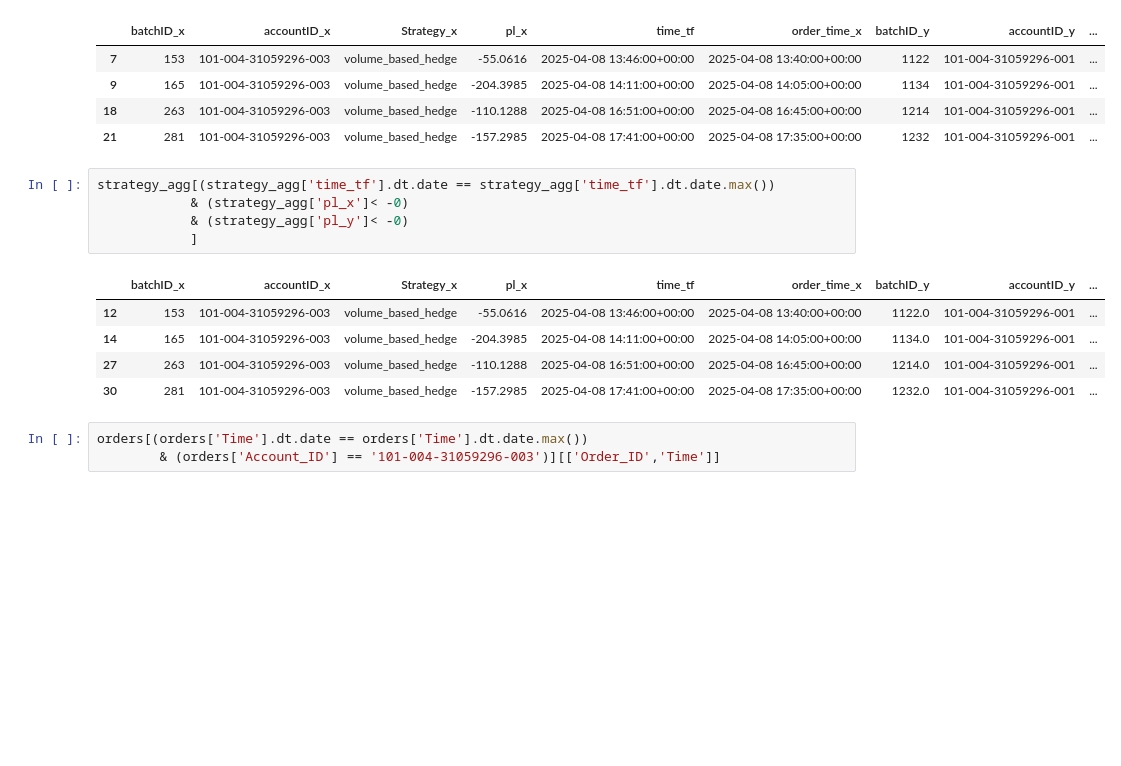
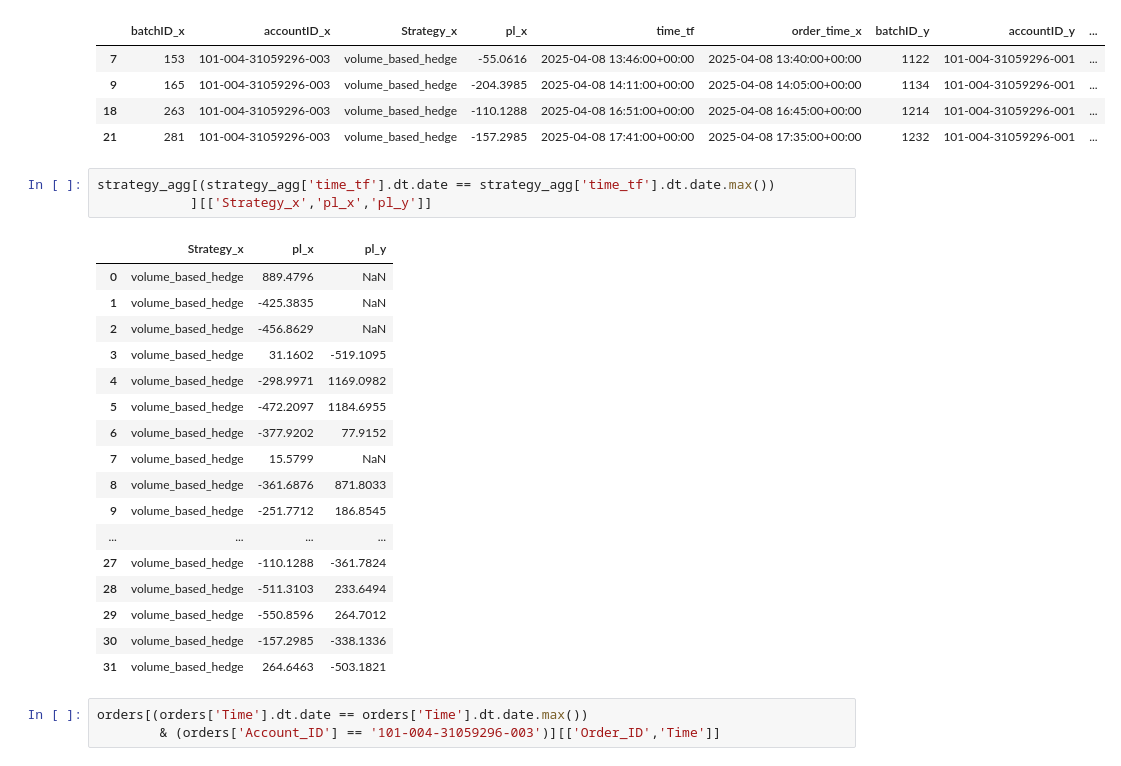
Before and after one commit to vgupta2710/Equity-Plans, a Jupyter notebook: deepnote/Data_Importer/3. Forex PnL.ipynb, the cells around one changed output. Drawn from its saved outputs; the diff is of its cells as text; blank space fills up the shorter version.

```diff
--- a/deepnote/Data_Importer/3. Forex PnL.ipynb
+++ b/deepnote/Data_Importer/3. Forex PnL.ipynb
@@ -88,15 +88,25 @@ strategy_agg[(strategy_agg['pl_x']< -0) & (strategy_agg['pl_y']< -0)]
 | 21 | 281 | 101-004-31059296-003 | volume_based_hedge | -157.2985 | 2025-04-08 17:41:00+00:00 | 2025-04-08 17:35:00+00:00 | 1232 | 101-004-31059296-001 | ... |
 # %%
 strategy_agg[(strategy_agg['time_tf'].dt.date == strategy_agg['time_tf'].dt.date.max())
-            & (strategy_agg['pl_x']< -0)
-            & (strategy_agg['pl_y']< -0)
-            ]
+            ][['Strategy_x','pl_x','pl_y']]
 # %% [output]
-|  | batchID_x | accountID_x | Strategy_x | pl_x | time_tf | order_time_x | batchID_y | accountID_y | ... |
-| 12 | 153 | 101-004-31059296-003 | volume_based_hedge | -55.0616 | 2025-04-08 13:46:00+00:00 | 2025-04-08 13:40:00+00:00 | 1122.0 | 101-004-31059296-001 | ... |
-| 14 | 165 | 101-004-31059296-003 | volume_based_hedge | -204.3985 | 2025-04-08 14:11:00+00:00 | 2025-04-08 14:05:00+00:00 | 1134.0 | 101-004-31059296-001 | ... |
-| 27 | 263 | 101-004-31059296-003 | volume_based_hedge | -110.1288 | 2025-04-08 16:51:00+00:00 | 2025-04-08 16:45:00+00:00 | 1214.0 | 101-004-31059296-001 | ... |
-| 30 | 281 | 101-004-31059296-003 | volume_based_hedge | -157.2985 | 2025-04-08 17:41:00+00:00 | 2025-04-08 17:35:00+00:00 | 1232.0 | 101-004-31059296-001 | ... |
+|  | Strategy_x | pl_x | pl_y |
+| 0 | volume_based_hedge | 889.4796 | NaN |
+| 1 | volume_based_hedge | -425.3835 | NaN |
+| 2 | volume_based_hedge | -456.8629 | NaN |
+| 3 | volume_based_hedge | 31.1602 | -519.1095 |
+| 4 | volume_based_hedge | -298.9971 | 1169.0982 |
+| 5 | volume_based_hedge | -472.2097 | 1184.6955 |
+| 6 | volume_based_hedge | -377.9202 | 77.9152 |
+| 7 | volume_based_hedge | 15.5799 | NaN |
+| 8 | volume_based_hedge | -361.6876 | 871.8033 |
+| 9 | volume_based_hedge | -251.7712 | 186.8545 |
+| ... | ... | ... | ... |
+| 27 | volume_based_hedge | -110.1288 | -361.7824 |
+| 28 | volume_based_hedge | -511.3103 | 233.6494 |
+| 29 | volume_based_hedge | -550.8596 | 264.7012 |
+| 30 | volume_based_hedge | -157.2985 | -338.1336 |
+| 31 | volume_based_hedge | 264.6463 | -503.1821 |
 # %%
 orders[(orders['Time'].dt.date == orders['Time'].dt.date.max())
         & (orders['Account_ID'] == '101-004-31059296-003')][['Order_ID','Time']]
```
Also changed, not shown: 1 other file.
